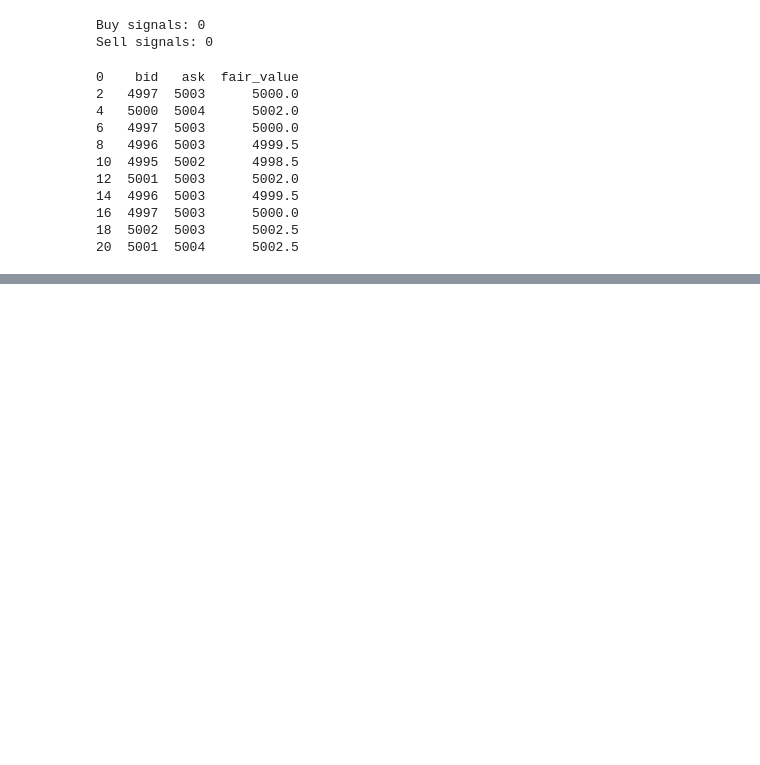
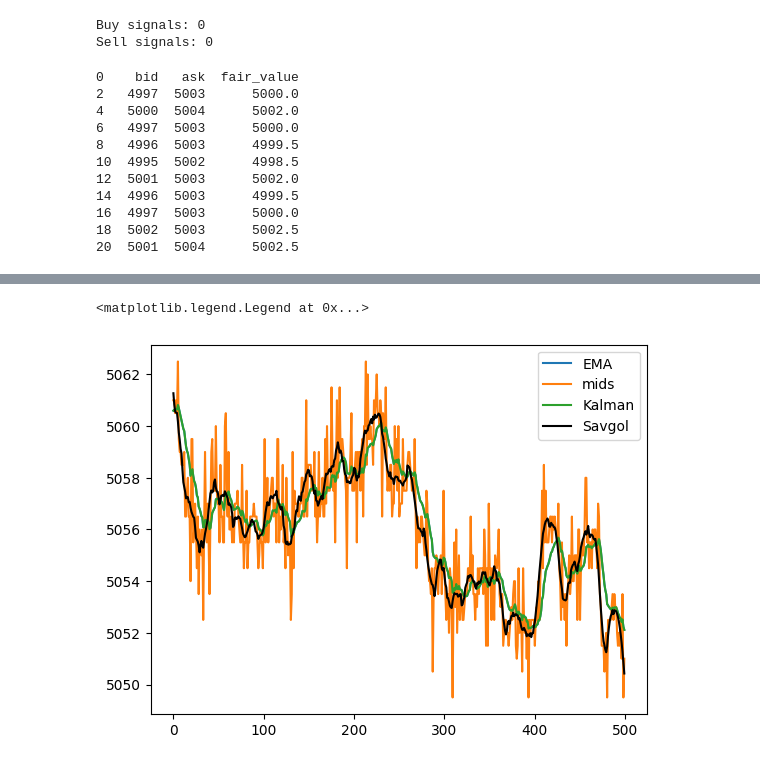
Before and after one commit to antek0308/IMC_strategy_prep, a Jupyter notebook: Round_1.ipynb, the cells around one changed output, grey strips where cells are left out. Drawn from its saved outputs; the diff is of its cells as text; code cells hidden in the pictures; blank space fills up the shorter version.

```diff
--- a/Round_1.ipynb
+++ b/Round_1.ipynb
@@ -167,0 +148,16 @@ Although the strategy is straightforward, it allowed us to understand how market
+# %%
+last_num = 500
+
+EMA_VALUES = ema(mids)[-last_num:].values
+SAVGOL_VALUES = savgol_filter(mids, 20, 2)[-last_num:]
+KALMAN_VALUES = kalman_avg[-last_num:]
+MIDS = mids[-last_num:].values
+
+plt.plot(EMA_VALUES, label = "EMA")
+plt.plot(MIDS, label = "mids")
+plt.plot(KALMAN_VALUES, label = "Kalman")
+plt.plot(SAVGOL_VALUES, color = "black", label = "Savgol")
+plt.legend()
+# %% [output]
+<matplotlib.legend.Legend at 0x...>
+[figure, added]
```
Also changed, not shown: parts of 26 cells of this notebook.
